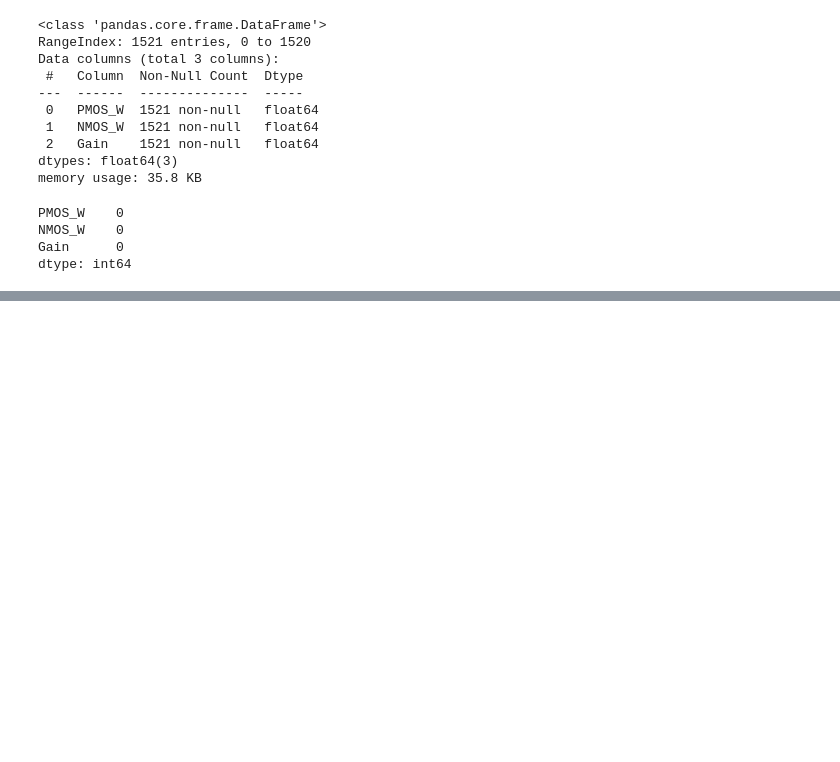
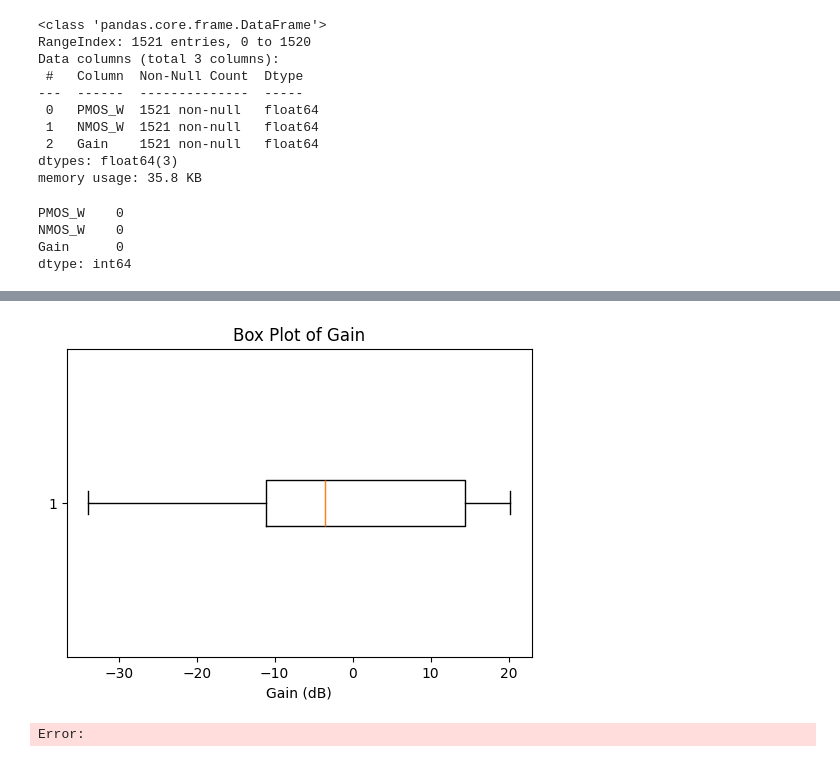
Before and after one commit to MrunalTalikoti/UST_Analog_automation, a Jupyter notebook: notebooks/data_transofrmation.ipynb, the cells around one changed output, grey strips where cells are left out. Saved outputs shown, nothing was run; the diff lists cells and outputs as text; code cells hidden in the pictures; blank space fills up the shorter version.

```diff
--- a/notebooks/data_transofrmation.ipynb
+++ b/notebooks/data_transofrmation.ipynb
@@ -67,0 +94,9 @@ dff = pd.read_csv(r'D:\UST Project\UST_Analog_automation\data\processed\csamp_lo
+# %%
+plt.figure(figsize=(6, 4))
+plt.boxplot(df["Gain"], vert=False)
+plt.xlabel("Gain (dB)")
+plt.title("Box Plot of Gain")
+plt.show()
+# %% [output]
+[figure, added]
+Error:
```
Also changed, not shown: parts of 3 cells of this notebook, 3 other files.
